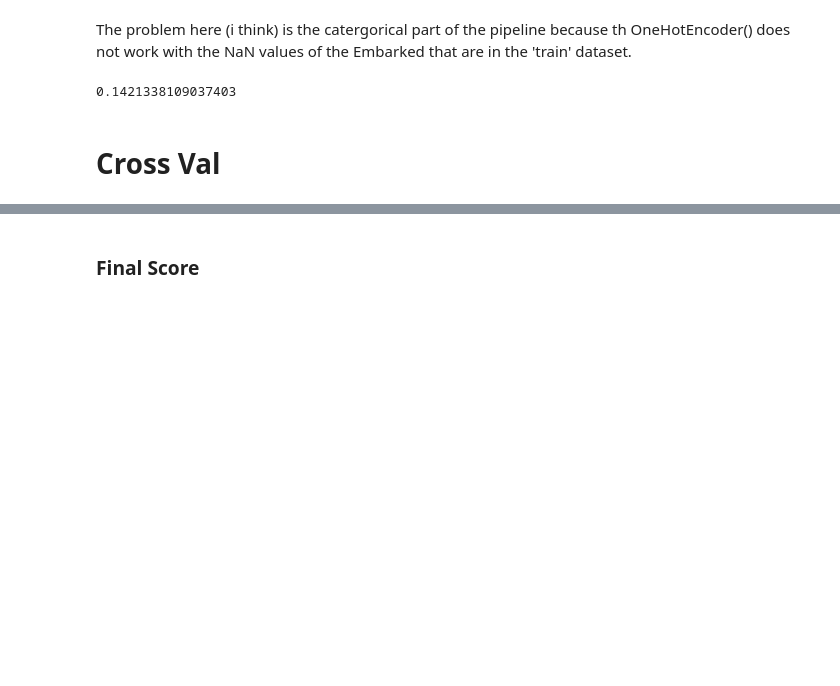
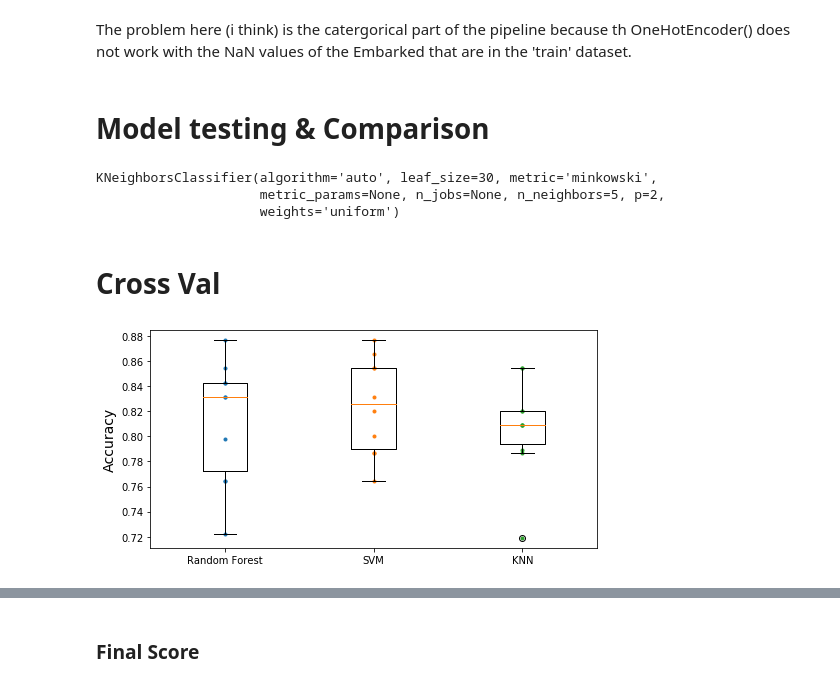
Before and after one commit to rafabrnd/kaggle_titanic, a Jupyter notebook: titanic.ipynb, the cells around one changed output, grey strips where cells are left out. Cells and saved outputs as stored; diff of their text form; code cells hidden in the pictures; blank space fills up the shorter version.

```diff
--- a/titanic.ipynb
+++ b/titanic.ipynb
@@ -205,26 +205,65 @@ full_pipeline = ColumnTransformer([
 ])
 
 train_prepared = full_pipeline.fit_transform(train)
+# %% [markdown]
+# Model testing & Comparison
 # %%
-# quick test
+'''
+Testing RandomForesClassifier, SVM and KNneighborClassifier
+'''
+from sklearn.metrics import mean_squared_error
 from sklearn.ensemble import RandomForestClassifier
-from sklearn.metrics import mean_squared_error
+from sklearn.svm import SVC
+from sklearn.neighbors import KNeighborsClassifier
 
-forest_reg = RandomForestClassifier(n_estimators=100)
-forest_reg.fit(train_prepared, train_labels)
-forest_pred = forest_reg.predict(train_prepared)
-forest_mse = mean_squared_error(train_labels, forest_pred)
-forest_rmse = np.sqrt(forest_mse)
-forest_rmse
+
+#objects
+forest_clf = RandomForestClassifier()
+svc_clf = SVC()
+knn_clf = KNeighborsClassifier()
+
+#fits ## maybe not needed
+forest_clf.fit(train_prepared, train_labels)
+svc_clf.fit(train_prepared, train_labels)
+knn_clf.fit(train_prepared, train_labels)
+
+
+
+
+
+# forest_pred = forest_reg.predict(train_prepared)
+# forest_mse = mean_squared_error(train_labels, forest_pred)
+# forest_rmse = np.sqrt(forest_mse)
+# forest_rmse
 # %% [output]
-0.1421338109037403
+KNeighborsClassifier(algorithm='auto', leaf_size=30, metric='minkowski',
+                     metric_params=None, n_jobs=None, n_neighbors=5, p=2,
+                     weights='uniform')
 # %% [markdown]
 # Cross Val
 # %%
 from sklearn.model_selection import cross_val_score
-scores = cross_val_score(forest_reg, train_prepared,train_labels,
-                        scoring='neg_mean_squared_error', cv=10)
-forest_rmse_scores = np.sqrt(-scores)
+
+forest_scores = cross_val_score(forest_clf, train_prepared, train_labels, cv=10)
+svc_scores = cross_val_score(svc_clf, train_prepared, train_labels, cv=10)
+knn_scores = cross_val_score(knn_clf, train_prepared, train_labels, cv=10)
+# %%
+#plot scores
+import matplotlib as mpl
+import matplotlib.pyplot as plt
+
+plt.figure(figsize=(8, 4))
+
+plt.plot([1]*10, forest_scores, ".")
+plt.plot([2]*10, svc_scores, ".")
+plt.plot([3]*10, knn_scores, ".")
+
+
+plt.boxplot([forest_scores, svc_scores, knn_scores], labels=("Random Forest","SVM","KNN"))
+plt.ylabel("Accuracy", fontsize=14)
+plt.show()
+# %% [output]
+[figure, added]
 # %%
 def display_scores(scores):
     print('Scores: ', scores)
```
Also changed, not shown: parts of 10 cells of this notebook, 2 other files.
